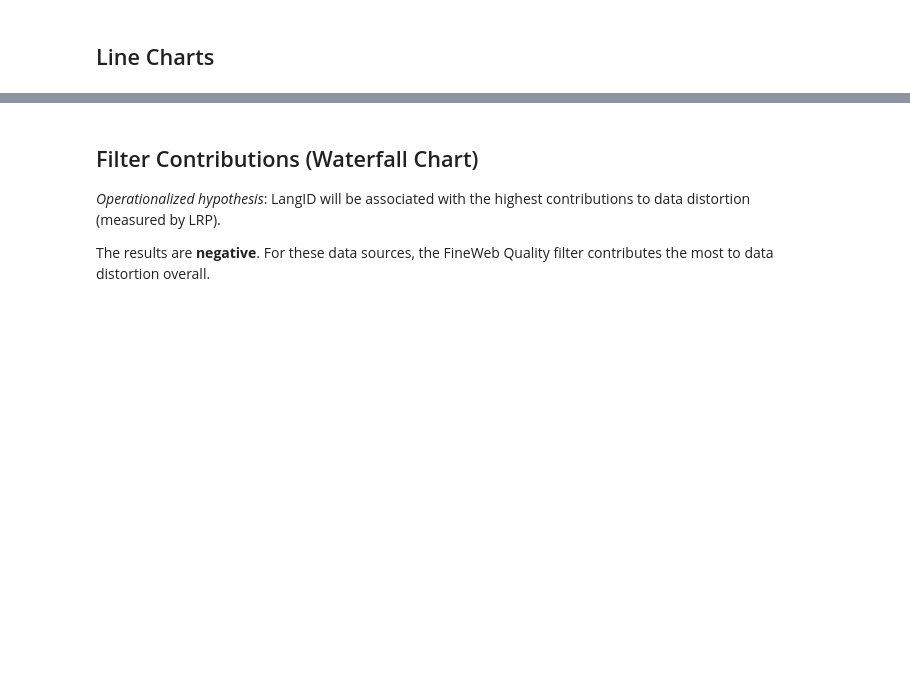
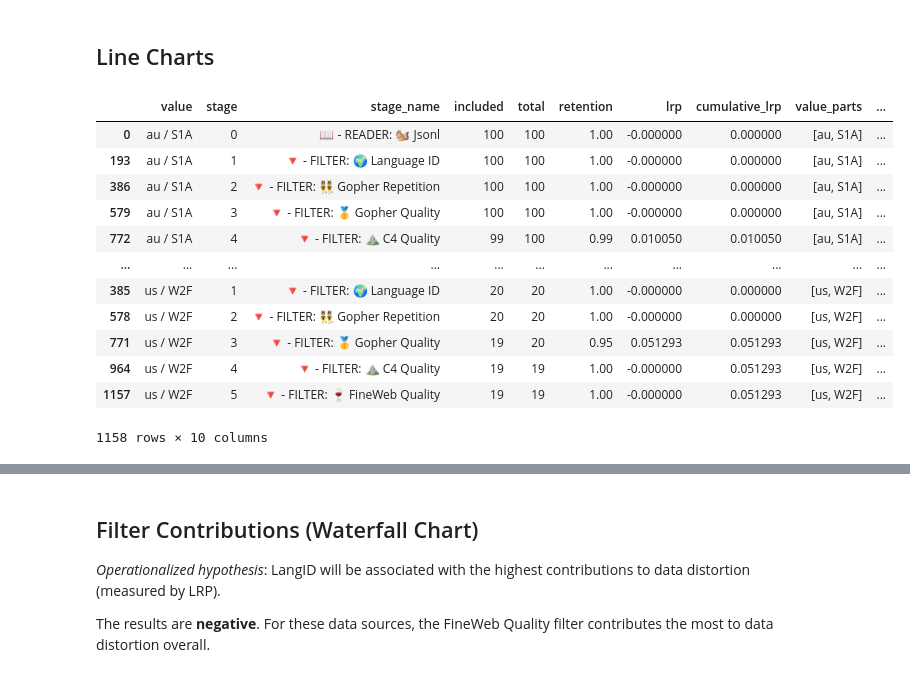
Before and after one commit to jessicacwang/pretraining-quality-mobility, a Jupyter notebook: eval/filter_audit.ipynb, the cells around one changed output, grey strips where cells are left out. Cells and saved outputs as stored; diff of their text form; code cells hidden in the pictures; blank space fills up the shorter version.

```diff
--- a/eval/filter_audit.ipynb
+++ b/eval/filter_audit.ipynb
@@ -309,4 +358,20 @@ def render_retention_line(subset_key, color_map=COLOR_MAP,height=600,width=600,
     return fig
+# %%
+series["by_component_genre"]
+# %% [output]
+|  | value | stage | stage_name | included | total | retention | lrp | cumulative_lrp | value_parts | ... |
+| 0 | au / S1A | 0 | 📖 - READER: 🐿 Jsonl | 100 | 100 | 1.00 | -0.000000 | 0.000000 | [au, S1A] | ... |
+| 193 | au / S1A | 1 | 🔻 - FILTER: 🌍 Language ID | 100 | 100 | 1.00 | -0.000000 | 0.000000 | [au, S1A] | ... |
+| 386 | au / S1A | 2 | 🔻 - FILTER: 👯 Gopher Repetition | 100 | 100 | 1.00 | -0.000000 | 0.000000 | [au, S1A] | ... |
+| 579 | au / S1A | 3 | 🔻 - FILTER: 🥇 Gopher Quality | 100 | 100 | 1.00 | -0.000000 | 0.000000 | [au, S1A] | ... |
+| 772 | au / S1A | 4 | 🔻 - FILTER: ⛰ C4 Quality | 99 | 100 | 0.99 | 0.010050 | 0.010050 | [au, S1A] | ... |
+| ... | ... | ... | ... | ... | ... | ... | ... | ... | ... | ... |
+| 385 | us / W2F | 1 | 🔻 - FILTER: 🌍 Language ID | 20 | 20 | 1.00 | -0.000000 | 0.000000 | [us, W2F] | ... |
+| 578 | us / W2F | 2 | 🔻 - FILTER: 👯 Gopher Repetition | 20 | 20 | 1.00 | -0.000000 | 0.000000 | [us, W2F] | ... |
+| 771 | us / W2F | 3 | 🔻 - FILTER: 🥇 Gopher Quality | 19 | 20 | 0.95 | 0.051293 | 0.051293 | [us, W2F] | ... |
+| 964 | us / W2F | 4 | 🔻 - FILTER: ⛰ C4 Quality | 19 | 19 | 1.00 | -0.000000 | 0.051293 | [us, W2F] | ... |
+| 1157 | us / W2F | 5 | 🔻 - FILTER: 🍷 FineWeb Quality | 19 | 19 | 1.00 | -0.000000 | 0.051293 | [us, W2F] | ... |
+1158 rows × 10 columns
 # %%
 # !mkdir -p ../output/eval/images/retention/relative
 # %%
```
Also changed, not shown: parts of 24 cells of this notebook, 3 other files.
